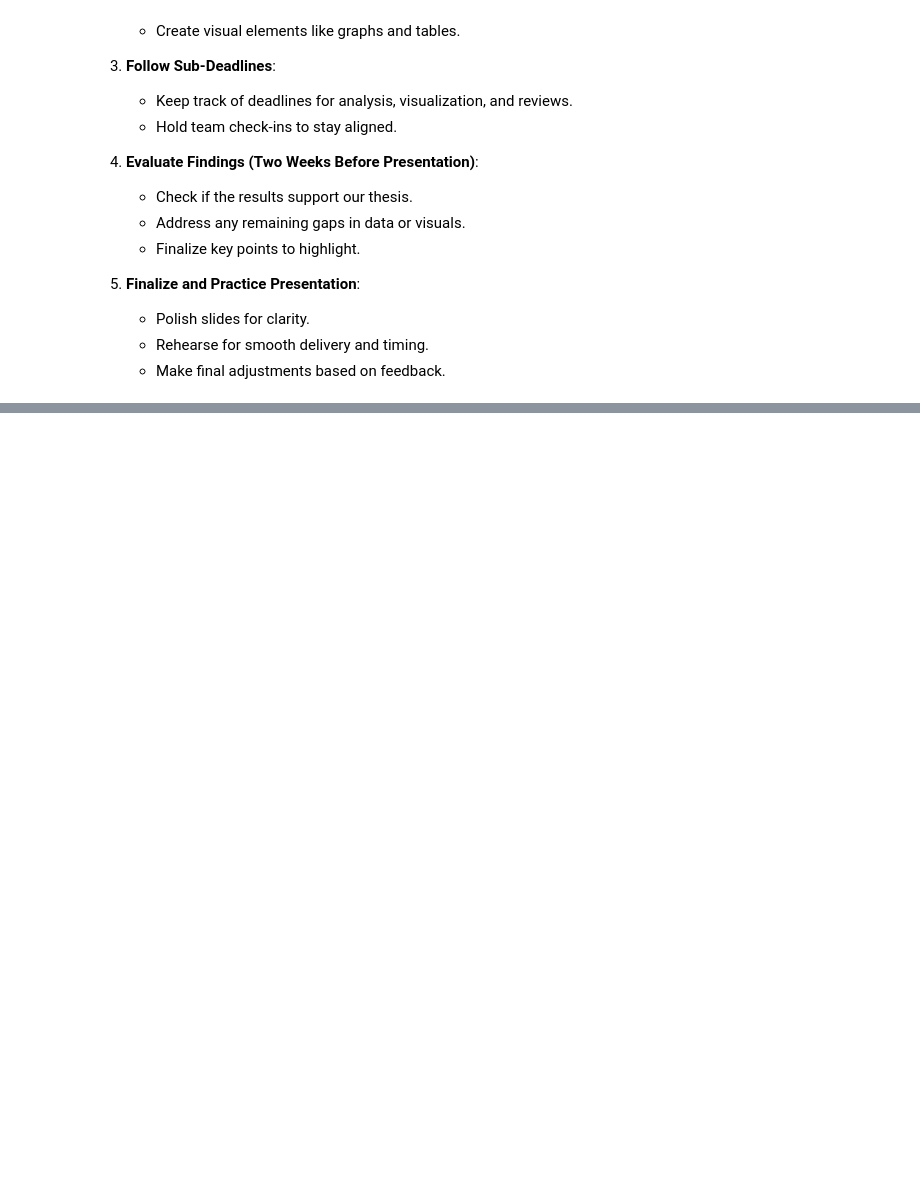
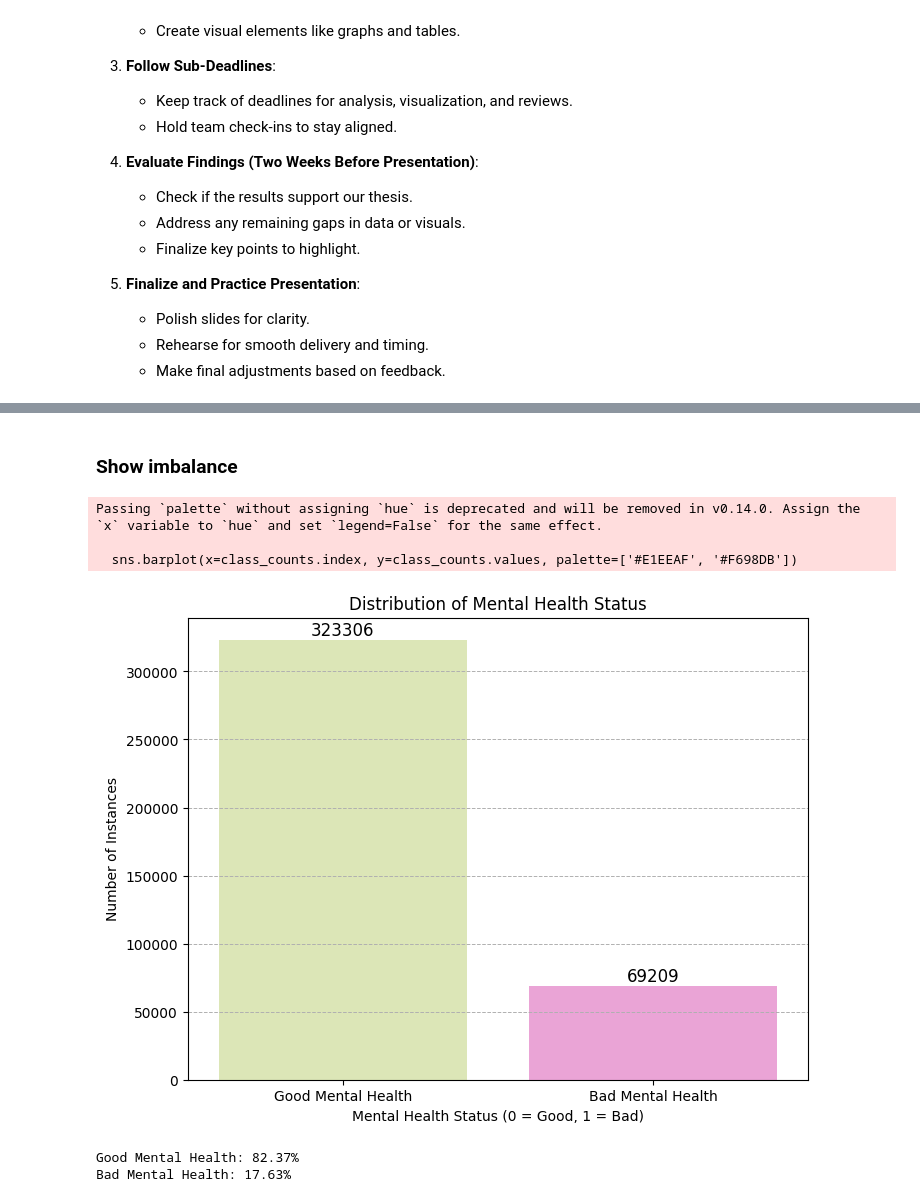
Before and after one commit to cs418-fa24/project-check-in-team-10, a Jupyter notebook: ProgressReport.ipynb, the cells around one changed output, grey strips where cells are left out. Drawn from its saved outputs; the diff is of its cells as text; code cells hidden in the pictures; blank space fills up the shorter version.

Commit message:
fixing data imbalance

```diff
--- a/ProgressReport.ipynb
+++ b/ProgressReport.ipynb
@@ -1799,0 +1797,37 @@ Use    Excellent  Very good   Good   Fair  Poor
+# %% [markdown]
+### Show imbalance
+# %%
+import pandas as pd
+import seaborn as sns
+import matplotlib.pyplot as plt
+
+# Count the number of instances in each class
+class_counts = imputed_df['MENTHLTH_BINARY'].value_counts().sort_index()
+
+# Create a bar plot
+plt.figure(figsize=(8, 6))
+sns.barplot(x=class_counts.index, y=class_counts.values, palette=['#E1EEAF', '#F698DB'])
+
+# Customize the plot
+plt.title('Distribution of Mental Health Status')
+plt.xlabel('Mental Health Status (0 = Good, 1 = Bad)')
+plt.ylabel('Number of Instances')
+plt.xticks([0, 1], ['Good Mental Health', 'Bad Mental Health'])
+plt.grid(axis='y', linestyle='--', linewidth=0.7)
+for i, count in enumerate(class_counts.values):
+    plt.text(i, count + 100, str(count), ha='center', va='bottom', fontsize=12)
+plt.show()
+
+total_instances = class_counts.sum()
+good_percentage = class_counts[0] / total_instances * 100
+bad_percentage = class_counts[1] / total_instances * 100
+
+print(f"Good Mental Health: {good_percentage:.2f}%")
+print(f"Bad Mental Health: {bad_percentage:.2f}%")
+# %% [output]
+Passing `palette` without assigning `hue` is deprecated and will be removed in v0.14.0. Assign the `x` variable to `hue` and set `legend=False` for the same effect.
+
+  sns.barplot(x=class_counts.index, y=class_counts.values, palette=['#E1EEAF', '#F698DB'])
+[figure, added]
+Good Mental Health: 82.37%
+Bad Mental Health: 17.63%
```
Also changed, not shown: parts of 6 cells of this notebook, 1 other file.
